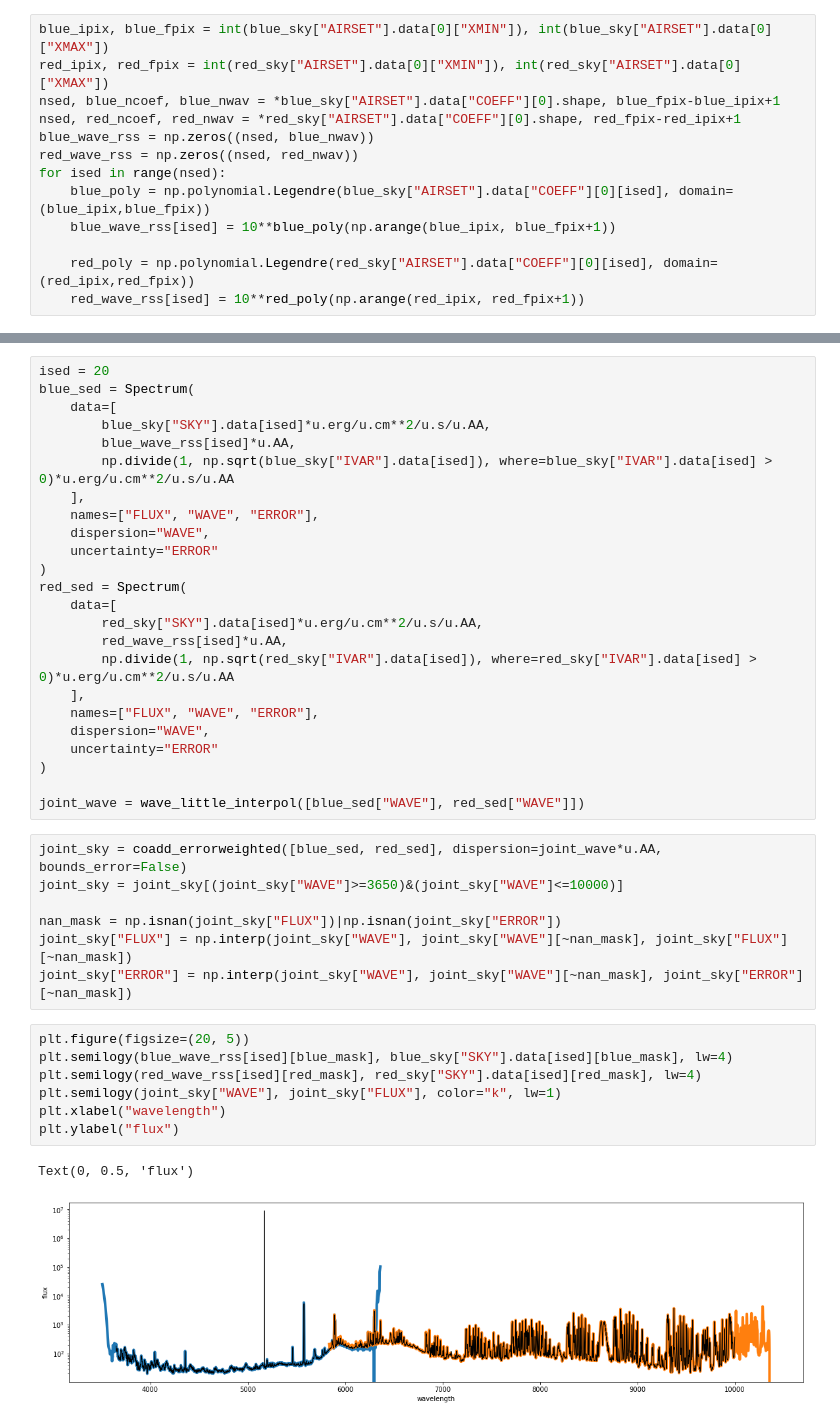
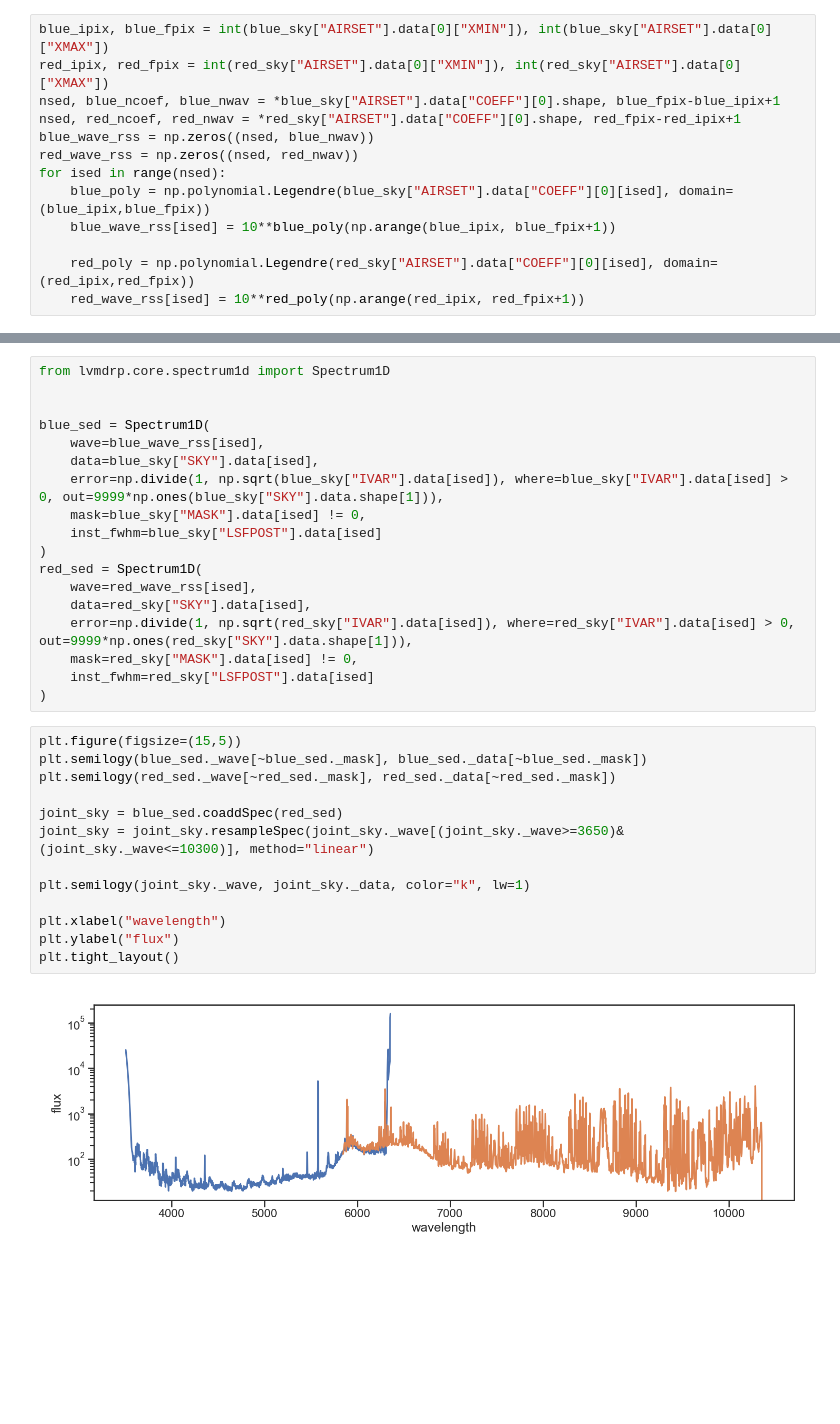
Before and after one commit to sdss/lvmdrp, a Jupyter notebook: docs/nb/sky-cont.ipynb, the cells around one changed output, grey strips where cells are left out. Drawn from its saved outputs; the diff is of its cells as text; blank space fills up the shorter version.

```diff
--- a/docs/nb/sky-cont.ipynb
+++ b/docs/nb/sky-cont.ipynb
@@ -902,42 +346,34 @@ def coadd_errorweighted(spectra, dispersion=None, **kwargs):
-# %%
-ised = 20
-blue_sed = Spectrum(
-    data=[
-        blue_sky["SKY"].data[ised]*u.erg/u.cm**2/u.s/u.AA,
-        blue_wave_rss[ised]*u.AA,
-        np.divide(1, np.sqrt(blue_sky["IVAR"].data[ised]), where=blue_sky["IVAR"].data[ised] > 0)*u.erg/u.cm**2/u.s/u.AA
-    ],
-    names=["FLUX", "WAVE", "ERROR"],
-    dispersion="WAVE",
-    uncertainty="ERROR"
-)
-red_sed = Spectrum(
-    data=[
-        red_sky["SKY"].data[ised]*u.erg/u.cm**2/u.s/u.AA,
-        red_wave_rss[ised]*u.AA,
-        np.divide(1, np.sqrt(red_sky["IVAR"].data[ised]), where=red_sky["IVAR"].data[ised] > 0)*u.erg/u.cm**2/u.s/u.AA
-    ],
-    names=["FLUX", "WAVE", "ERROR"],
-    dispersion="WAVE",
-    uncertainty="ERROR"
-)
-
-joint_wave = wave_little_interpol([blue_sed["WAVE"], red_sed["WAVE"]])
-# %%
-joint_sky = coadd_errorweighted([blue_sed, red_sed], dispersion=joint_wave*u.AA, bounds_error=False)
-joint_sky = joint_sky[(joint_sky["WAVE"]>=3650)&(joint_sky["WAVE"]<=10000)]
-
-nan_mask = np.isnan(joint_sky["FLUX"])|np.isnan(joint_sky["ERROR"])
-joint_sky["FLUX"] = np.interp(joint_sky["WAVE"], joint_sky["WAVE"][~nan_mask], joint_sky["FLUX"][~nan_mask])
-joint_sky["ERROR"] = np.interp(joint_sky["WAVE"], joint_sky["WAVE"][~nan_mask], joint_sky["ERROR"][~nan_mask])
-# %%
-plt.figure(figsize=(20, 5))
-plt.semilogy(blue_wave_rss[ised][blue_mask], blue_sky["SKY"].data[ised][blue_mask], lw=4)
-plt.semilogy(red_wave_rss[ised][red_mask], red_sky["SKY"].data[ised][red_mask], lw=4)
-plt.semilogy(joint_sky["WAVE"], joint_sky["FLUX"], color="k", lw=1)
-plt.xlabel("wavelength")
-plt.ylabel("flux")
-# %% [output]
-Text(0, 0.5, 'flux')
-[figure, removed]
+# %%
+from lvmdrp.core.spectrum1d import Spectrum1D
+
+
+blue_sed = Spectrum1D(
+    wave=blue_wave_rss[ised],
+    data=blue_sky["SKY"].data[ised],
+    error=np.divide(1, np.sqrt(blue_sky["IVAR"].data[ised]), where=blue_sky["IVAR"].data[ised] > 0, out=9999*np.ones(blue_sky["SKY"].data.shape[1])),
+    mask=blue_sky["MASK"].data[ised] != 0,
+    inst_fwhm=blue_sky["LSFPOST"].data[ised]
+)
+red_sed = Spectrum1D(
+    wave=red_wave_rss[ised],
+    data=red_sky["SKY"].data[ised],
+    error=np.divide(1, np.sqrt(red_sky["IVAR"].data[ised]), where=red_sky["IVAR"].data[ised] > 0, out=9999*np.ones(red_sky["SKY"].data.shape[1])),
+    mask=red_sky["MASK"].data[ised] != 0,
+    inst_fwhm=red_sky["LSFPOST"].data[ised]
+)
+# %%
+plt.figure(figsize=(15,5))
+plt.semilogy(blue_sed._wave[~blue_sed._mask], blue_sed._data[~blue_sed._mask])
+plt.semilogy(red_sed._wave[~red_sed._mask], red_sed._data[~red_sed._mask])
+
+joint_sky = blue_sed.coaddSpec(red_sed)
+joint_sky = joint_sky.resampleSpec(joint_sky._wave[(joint_sky._wave>=3650)&(joint_sky._wave<=10300)], method="linear")
+
+plt.semilogy(joint_sky._wave, joint_sky._data, color="k", lw=1)
+
+plt.xlabel("wavelength")
+plt.ylabel("flux")
+plt.tight_layout()
+# %% [output]
+[figure, added]
 # %%
```
Also changed, not shown: parts of 5 cells of this notebook.
